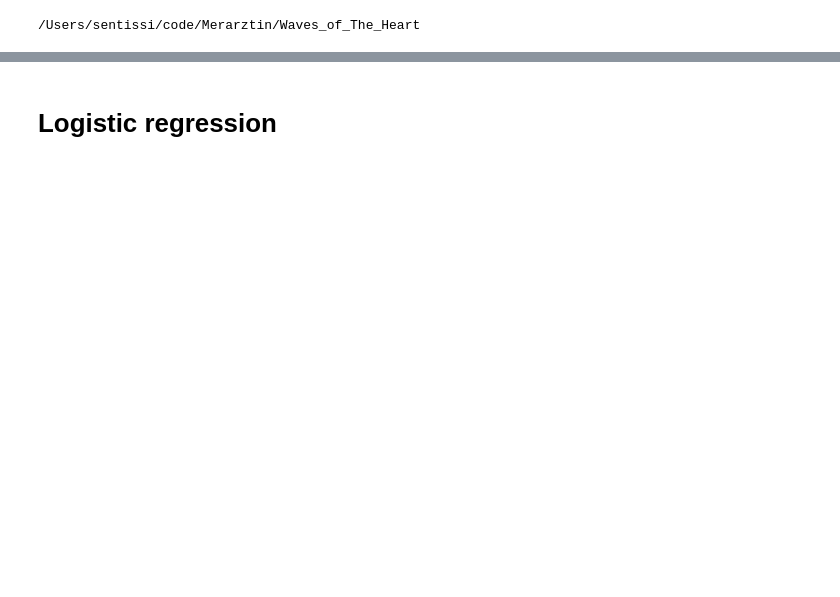
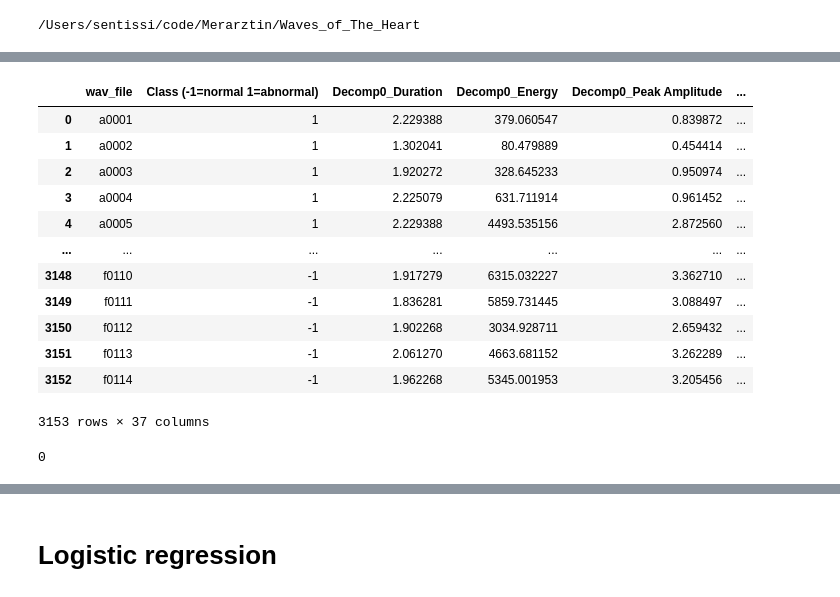
Before and after one commit to Merarztin/Waves_of_The_Heart, a Jupyter notebook: Model_Comparison.ipynb, the cells around one changed output, grey strips where cells are left out. Cells and saved outputs as stored; diff of their text form; code cells hidden in the pictures; blank space fills up the shorter version.

```diff
--- a/Model_Comparison.ipynb
+++ b/Model_Comparison.ipynb
@@ -42,0 +69,5 @@ audio_data = audio_data.drop('wav_file', axis=1)
+# %%
+labels_data = pd.read_csv('/Users/sentissi/code/Merarztin/Waves_of_The_Heart/raw_data/annotations/Online_Appendix_training_set.csv')
+labels_data = labels_data[['Challenge record name', 'Class (-1=normal 1=abnormal)']]
+labels_data = labels_data.rename(columns={'Challenge record name': 'wav_file'})
+labels_data
@@ -42,0 +88,21 @@ audio_data = audio_data.drop('wav_file', axis=1)
+# %%
+merged_df = pd.merge(labels_data, audio_data, on='wav_file', how= 'left')
+merged_df = merged_df[["", ]]
+# %% [output]
+|  | wav_file | Class (-1=normal 1=abnormal) | Decomp0_Duration | Decomp0_Energy | Decomp0_Peak Amplitude | ... |
+| 0 | a0001 | 1 | 2.229388 | 379.060547 | 0.839872 | ... |
+| 1 | a0002 | 1 | 1.302041 | 80.479889 | 0.454414 | ... |
+| 2 | a0003 | 1 | 1.920272 | 328.645233 | 0.950974 | ... |
+| 3 | a0004 | 1 | 2.225079 | 631.711914 | 0.961452 | ... |
+| 4 | a0005 | 1 | 2.229388 | 4493.535156 | 2.872560 | ... |
+| ... | ... | ... | ... | ... | ... | ... |
+| 3148 | f0110 | -1 | 1.917279 | 6315.032227 | 3.362710 | ... |
+| 3149 | f0111 | -1 | 1.836281 | 5859.731445 | 3.088497 | ... |
+| 3150 | f0112 | -1 | 1.902268 | 3034.928711 | 2.659432 | ... |
+| 3151 | f0113 | -1 | 2.061270 | 4663.681152 | 3.262289 | ... |
+| 3152 | f0114 | -1 | 1.962268 | 5345.001953 | 3.205456 | ... |
+3153 rows × 37 columns
+# %%
+merged_df['Class (-1=normal 1=abnormal)'].isnull().sum()
+# %% [output]
+0
```
Also changed, not shown: parts of 21 cells of this notebook.
